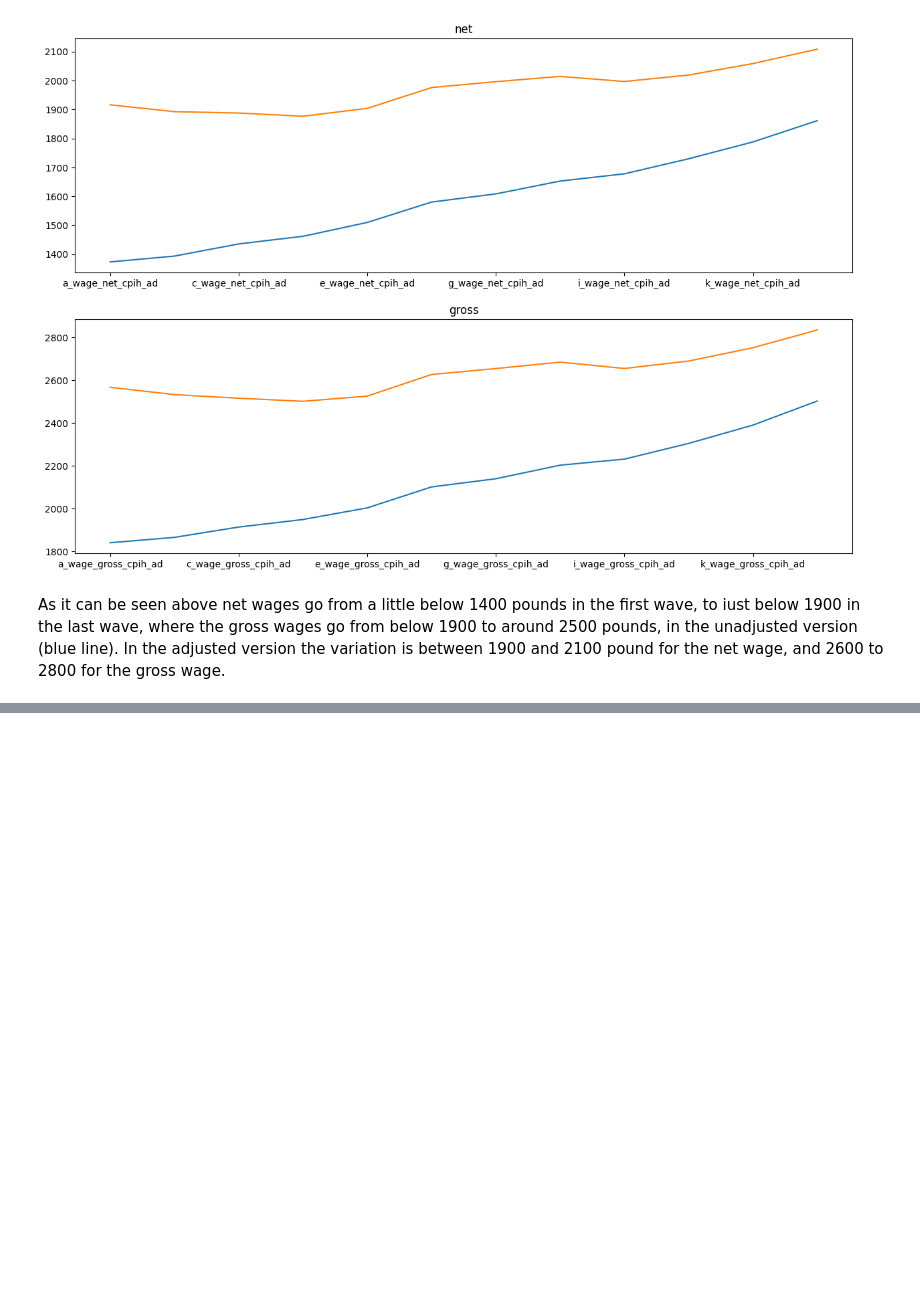
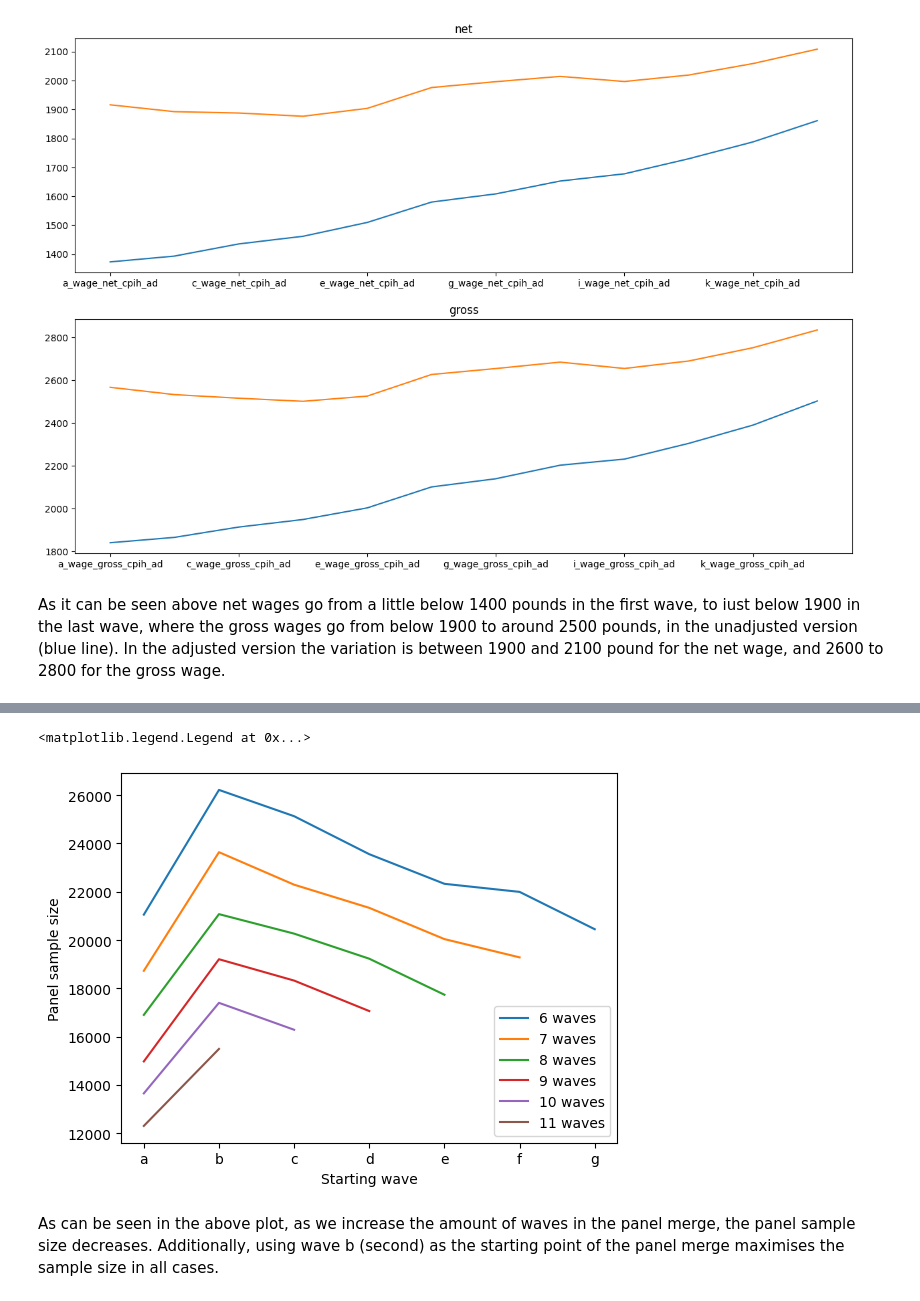
Before and after one commit to centre-for-care/costofcare, a Jupyter notebook: data_exploration.ipynb, the cells around one changed output, grey strips where cells are left out. Cells and saved outputs as stored; diff of their text form; code cells hidden in the pictures; blank space fills up the shorter version.

Commit message:
adding analysis of sample sizes

```diff
--- a/data_exploration.ipynb
+++ b/data_exploration.ipynb
@@ -168,0 +177,26 @@ As it can be seen above net wages go from a little below 1400 pounds in the firs
+# %%
+# this three level for loop is only (barely) justified in low data, low overhead situations like this one. Avoid.
+legends = []
+for size in range(6,12):
+    lst = list(range(0,12))
+    num_iterations = len(lst) - size + 1
+    panel_cases_n = []
+    for i in range(0, num_iterations):
+        window = indresp[i:size + i]
+        total = window[0]['pidp']
+        for df in window:
+            total = pd.merge(total, df, on='pidp', how='left')
+        n = total.dropna().shape[0]
+        panel_cases_n.append(n)
+    legends.append(f'{size} waves')
+    plt.plot(panel_cases_n)
+plt.ylabel('Panel sample size')
+plt.xticks(list(range(0, 7)), ['a', 'b', 'c', 'd', 'e', 'f', 'g'])
+plt.xlabel('Starting wave')
+plt.legend(legends)
+# %% [output]
+<matplotlib.legend.Legend at 0x...>
+[figure, added]
+# %% [markdown]
+As can be seen in the above plot, as we increase the amount of waves in the panel merge, the panel sample size decreases.
+Additionally, using wave b (second) as the starting point of the panel merge maximises the sample size in all cases.
```
Also changed, not shown: parts of 4 cells of this notebook.
